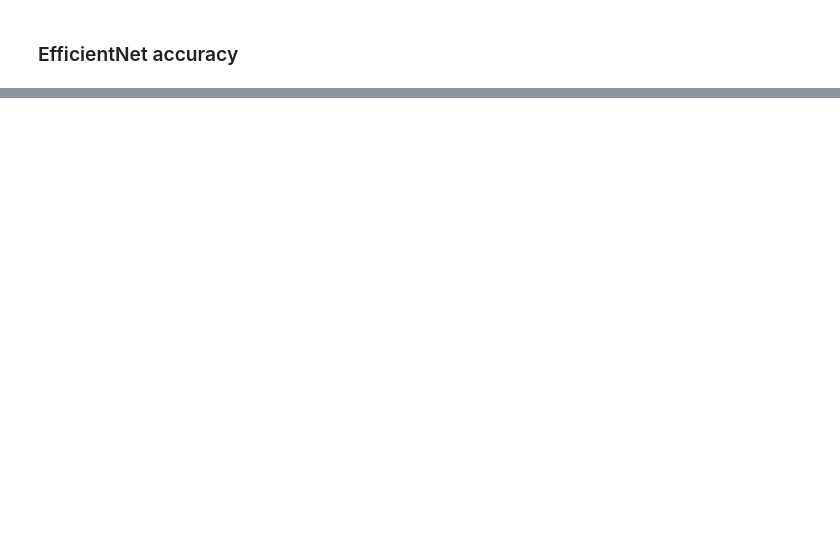
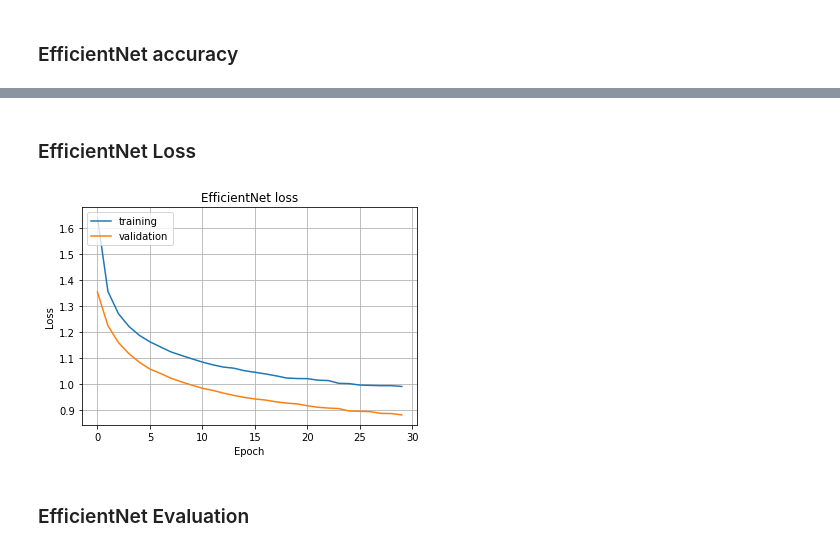
Before and after one commit to Srujana-A/Image-Classification-as-pm, a Jupyter notebook: Final_Project.ipynb, the cells around one changed output, grey strips where cells are left out. Cells and saved outputs as stored; diff of their text form; code cells hidden in the pictures; blank space fills up the shorter version.

```diff
--- a/Final_Project.ipynb
+++ b/Final_Project.ipynb
@@ -529,3 +543,18 @@ plt.show()
+# %% [markdown]
+### EfficientNet Loss
+# %%
+plt.plot(history_4.history['loss'])
+plt.plot(history_4.history['val_loss'])
+plt.grid()
+plt.title('EfficientNet loss')
+plt.ylabel('Loss')
+plt.xlabel('Epoch')
+plt.legend(['training', 'validation'], loc = 'upper left')
+plt.show()
+# %% [output]
+[figure, added]
+# %% [markdown]
+### EfficientNet Evaluation
 # %%
 efnb0_acc = efnb0.evaluate(x_test,y_test_one_hot)[1]
 # %% [output]
```
Also changed, not shown: parts of 14 cells of this notebook.
